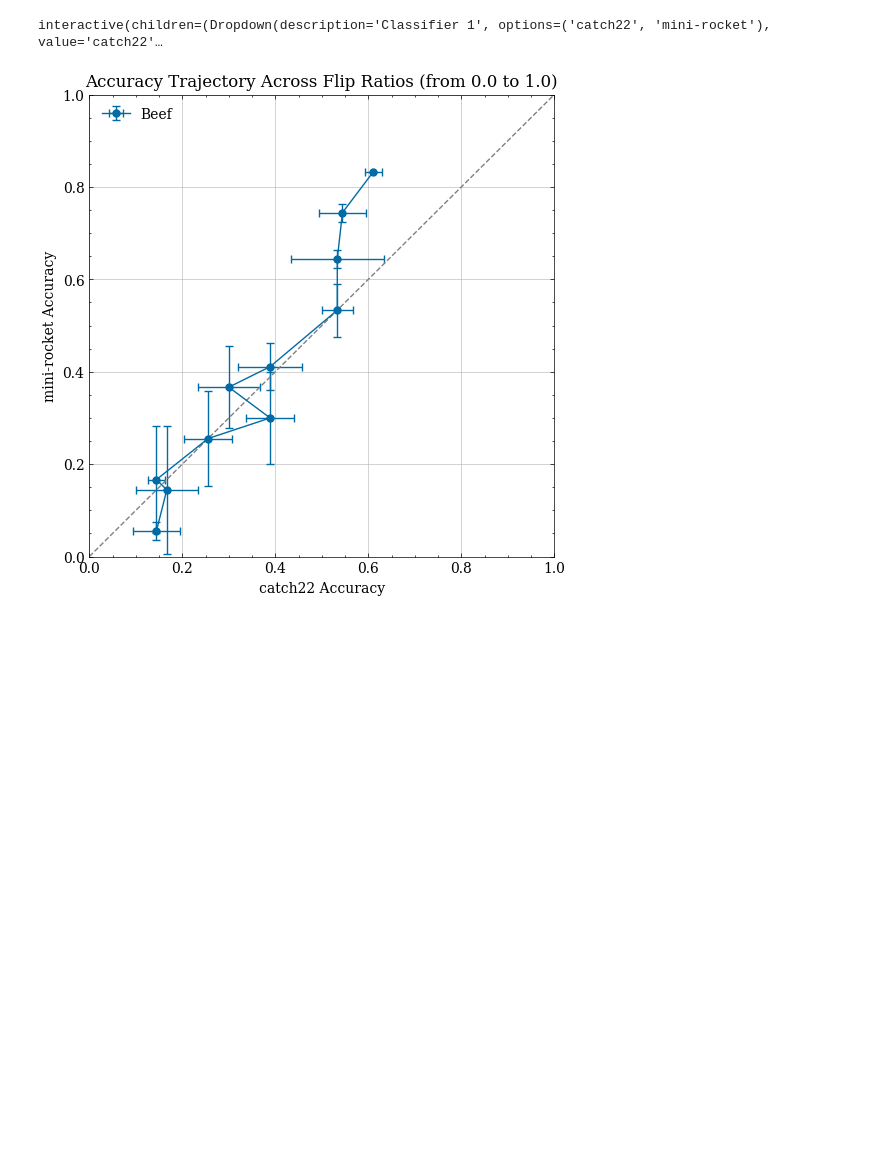
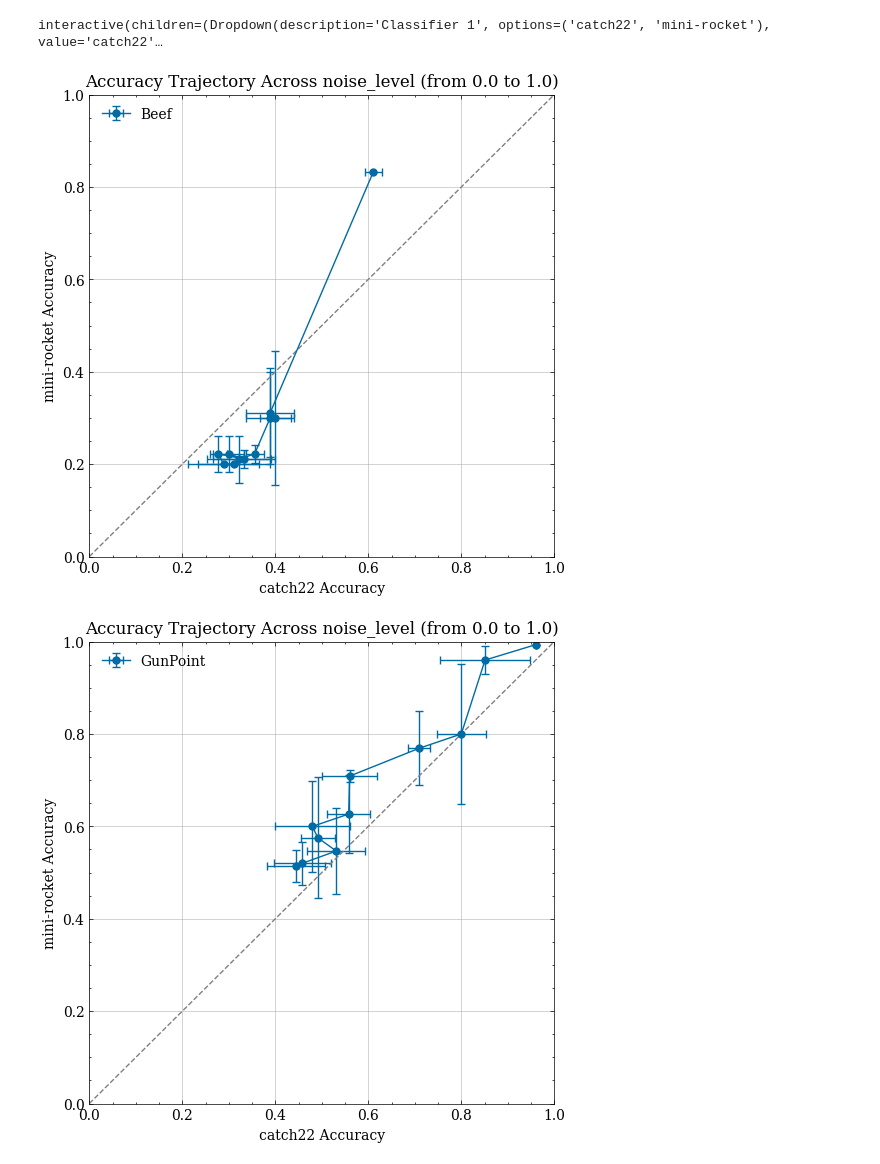
Before and after one commit to LarsBoecking/data-centric-ai, a Jupyter notebook: notebooks/visualize_results.ipynb, the cells around one changed output. Cells and saved outputs as stored; diff of their text form; code cells hidden in the pictures; blank space fills up the shorter version.

Commit message:
figures generic to various data centric strategies

```diff
--- a/notebooks/visualize_results.ipynb
+++ b/notebooks/visualize_results.ipynb
@@ -34,3 +43,7 @@ folders[:5]
+# %%
+selected_strategy = "feature_quality"
+selected_mode = "normal"
+strategy_params_compare = "noise_level"
 # %%
 import pandas as pd
 from ipywidgets import interact, FloatSlider, Dropdown, Checkbox, fixed
@@ -121,3 +138,18 @@ _ = interact(
 )
 # %% [output]
 interactive(children=(Dropdown(description='Classifier', options=('catch22', 'mini-rocket'), value='catch22'),…
+# %%
+for classifier in subset_results["classifier"].unique():
+    fig = plot_accuracy_vs_strategy_param(
+        subset_results,
+        strategy_params_compare=strategy_params_compare,
+        classifier=classifier,
+        prepare_save_plot=True,
+        **{name: dataset_checkboxes[name].value for name in dataset_names}
+    )
+
+    fig.savefig(
+        os.path.join(strategy_figure_path, f"accuracy_{classifier}.pdf"),
+        dpi=300,
+    )
+    plt.close(fig)
@@ -320,24 +386,32 @@ _ = interact(
 # %% [output]
 interactive(children=(Dropdown(description='Classifier 1', options=('catch22', 'mini-rocket'), value='catch22'…
 # %%
-classifier1 = subset_results_label_flipping["classifier"].unique()[0]
-classifier2 = subset_results_label_flipping["classifier"].unique()[1]
-data_set = subset_results_label_flipping["dataset"].unique()[0]
+for classifier1, classifier2 in zip(
+    subset_results["classifier"].unique()[:-1],
+    subset_results["classifier"].unique()[1:],
+):
+    if classifier1 == classifier2:
+        continue
+    for data_set in subset_results["dataset"].unique():
+        if data_set is None:
+            continue
 
-fig = plot_accuracy_trajectory(
-    classifier1=classifier1,
-    classifier2=classifier2,
-    prepare_save_plot=True,
-    **{name: False if name != data_set else True for name in dataset_names},
-)
+        fig = plot_accuracy_trajectory(
+            classifier1=classifier1,
+            classifier2=classifier2,
+            subset_results=subset_results,
+            strategy_params_compare=strategy_params_compare,
+            prepare_save_plot=True,
+            **{name: False if name != data_set else True for name in dataset_names},
+        )
 
-fig.savefig(
-    os.path.join(
-        os.getcwd(),
-        "figures",
-        f"plot_accuracy_trajectory_{classifier1}_{classifier2}_{data_set}.pdf",
-    ),
-    dpi=300,
-)
+        fig.savefig(
+            os.path.join(
+                strategy_figure_path,
+                f"trajectory_{classifier1}_{classifier2}_{data_set}.pdf"
+            ),
+            dpi=300,
+        )
 # %% [output]
-[figure, old version]
+[figure, new version]
+[figure, added]
```
Also changed, not shown: parts of 10 cells of this notebook.
